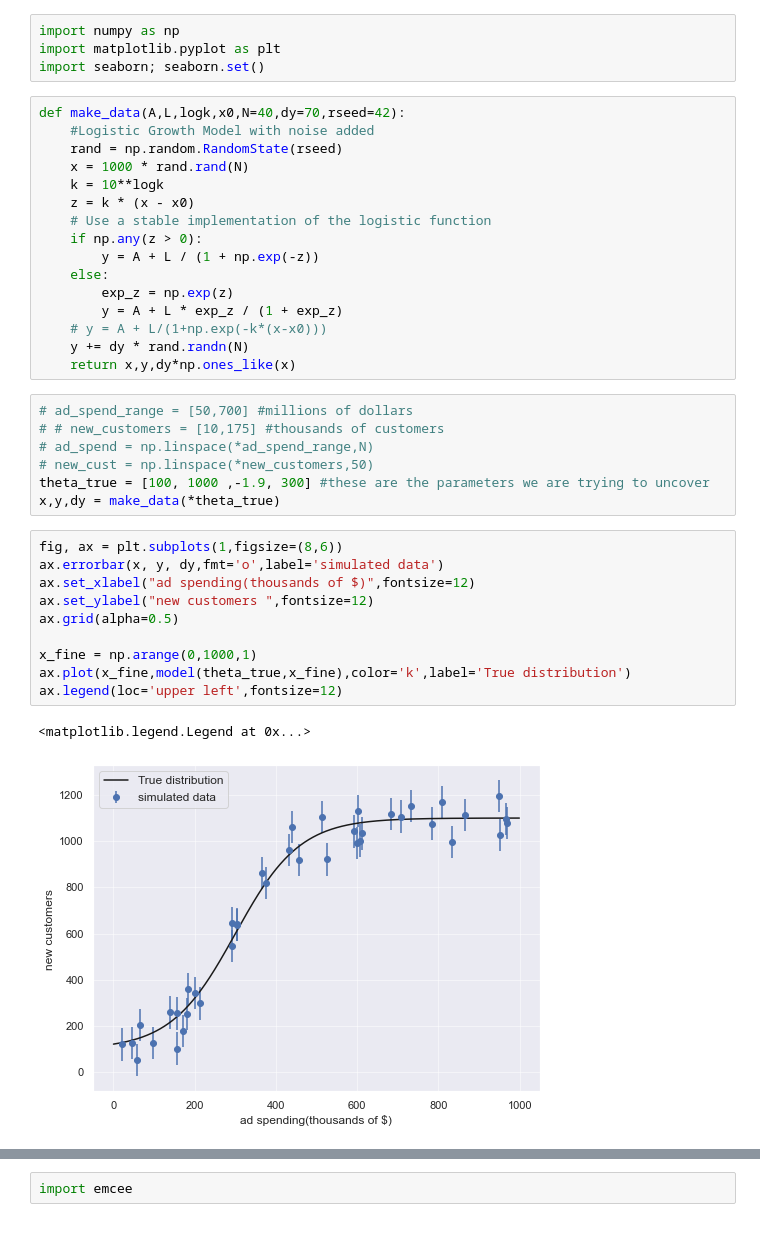
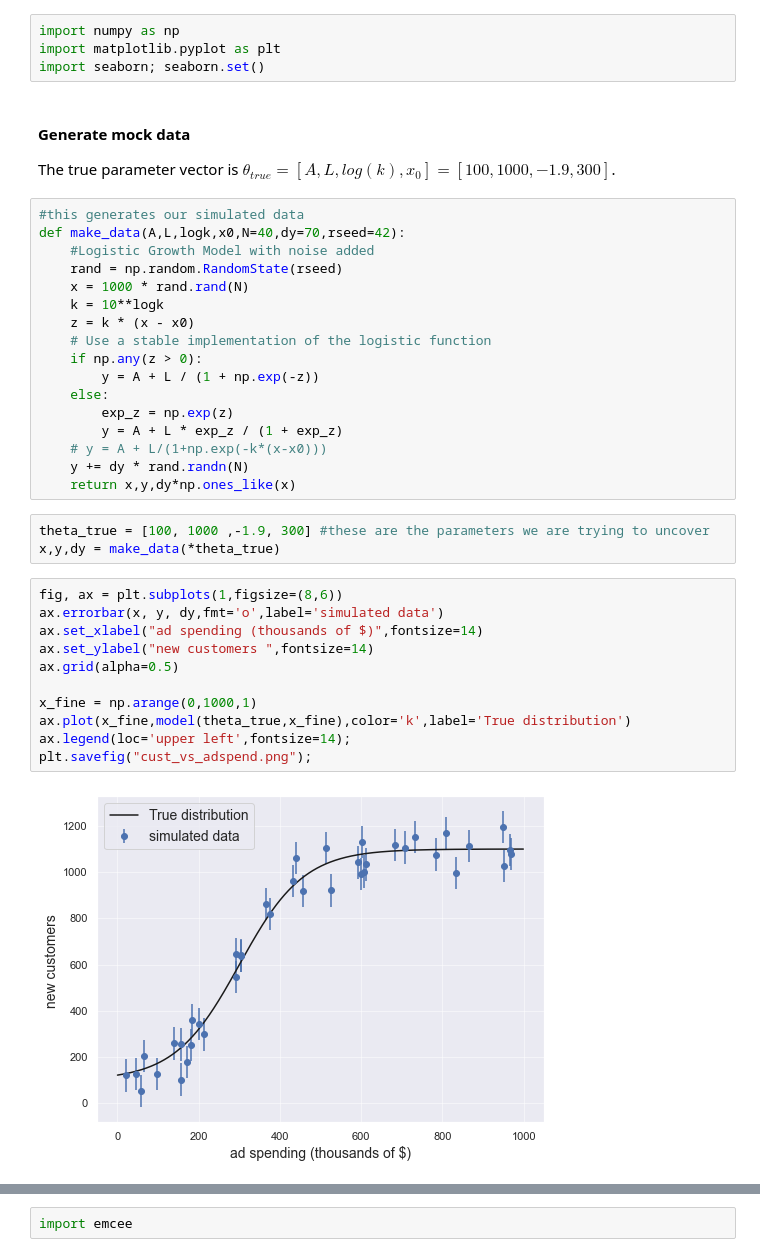
Before and after one commit to bayu-wilson/bayesian_marketing_analysis, a Jupyter notebook: bayesian_marketing_analysis.ipynb, the cells around one changed output, grey strips where cells are left out. Cells and saved outputs as stored; diff of their text form.

```diff
--- a/bayesian_marketing_analysis.ipynb
+++ b/bayesian_marketing_analysis.ipynb
@@ -53,7 +61,12 @@ $$
 import numpy as np
 import matplotlib.pyplot as plt
 import seaborn; seaborn.set()
+# %% [markdown]
+#### Generate mock data
+
+The true parameter vector is $\theta_{true} = [A,L,log(k),x_0] = [100, 1000 ,-1.9, 300]$.
 # %%
+#this generates our simulated data
 def make_data(A,L,logk,x0,N=40,dy=70,rseed=42):
     #Logistic Growth Model with noise added
     rand = np.random.RandomState(rseed)
@@ -70,22 +83,18 @@ def make_data(A,L,logk,x0,N=40,dy=70,rseed=42):
     y += dy * rand.randn(N)
     return x,y,dy*np.ones_like(x)
 # %%
-# ad_spend_range = [50,700] #millions of dollars
-# # new_customers = [10,175] #thousands of customers
-# ad_spend = np.linspace(*ad_spend_range,N)
-# new_cust = np.linspace(*new_customers,50)
 theta_true = [100, 1000 ,-1.9, 300] #these are the parameters we are trying to uncover
 x,y,dy = make_data(*theta_true)
 # %%
 fig, ax = plt.subplots(1,figsize=(8,6))
 ax.errorbar(x, y, dy,fmt='o',label='simulated data')
-ax.set_xlabel("ad spending(thousands of $)",fontsize=12)
-ax.set_ylabel("new customers ",fontsize=12)
+ax.set_xlabel("ad spending (thousands of $)",fontsize=14)
+ax.set_ylabel("new customers ",fontsize=14)
 ax.grid(alpha=0.5)
 
 x_fine = np.arange(0,1000,1)
 ax.plot(x_fine,model(theta_true,x_fine),color='k',label='True distribution')
-ax.legend(loc='upper left',fontsize=12)
+ax.legend(loc='upper left',fontsize=14);
+plt.savefig("cust_vs_adspend.png");
 # %% [output]
-<matplotlib.legend.Legend at 0x...>
-[figure, old version]
+[figure, new version]
```
Also changed, not shown: parts of 20 cells of this notebook.
